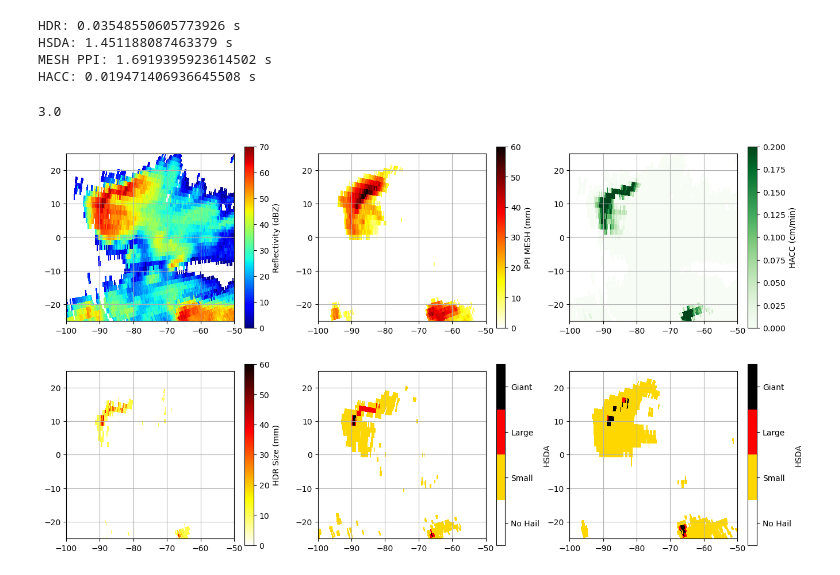
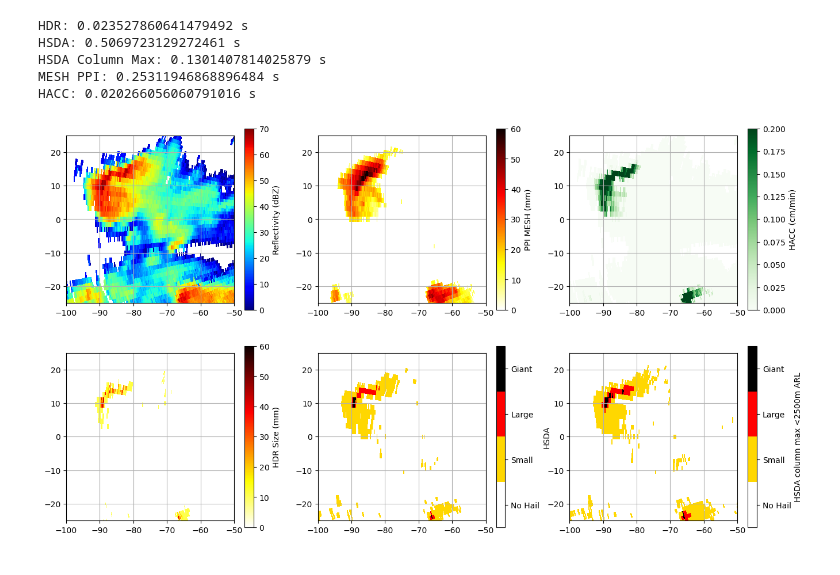
Before and after one commit to joshua-wx/pyhail, a Jupyter notebook: notebooks/testing_pyodim.ipynb, the cells around one changed output. Saved outputs shown, nothing was run; the diff lists cells and outputs as text; code cells hidden in the pictures.

Commit message:
added new functionality to calculate a column maximum in volumetric coordinates

```diff
--- a/notebooks/testing_pyodim.ipynb
+++ b/notebooks/testing_pyodim.ipynb
@@ -74,6 +63,10 @@ radar_datasets = hsda.pyodim(radar_datasets,
 print('HSDA:', time()-timer, 's')
 timer = time()
 
+hsda_column_max = find_column_maximum.pyodim(radar_datasets, 'hsda', column_altitude_maximum=2500)
+print('HSDA Column Max:', time()-timer, 's')
+timer = time()
+
 radar_datasets = mesh_ppi.pyodim(radar_datasets,
                                     'DBZH',
                                     [4000, 5500])
@@ -89,15 +82,11 @@ radar_datasets = hacc.pyodim(radar_datasets,
 print('HACC:', time()-timer, 's')
 timer = time()
 # %% [output]
-HDR: 0.03548550605773926 s
-HSDA: 1.451188087463379 s
-MESH PPI: 1.6919395923614502 s
-HACC: 0.019471406936645508 s
+HDR: 0.023527860641479492 s
+HSDA: 0.5069723129272461 s
+HSDA Column Max: 0.1301407814025879 s
+MESH PPI: 0.25311946868896484 s
+HACC: 0.020266056060791016 s
-# %%
-output = find_column_maximum.pyodim(radar_datasets, 'hsda', column_altitude_maximum=10000)
-print(np.nanmax(output))
-# %% [output]
-3.0
 # %%
 #plotting
 #get edge coords for plotting
@@ -120,34 +109,34 @@ hsda_cmap = colors.ListedColormap(hsda_colors)
 
 fig, axs = pl.subplots(nrows=2, ncols=3, figsize=(16, 9))
 axs = axs.flatten()
 
 im = axs[0].pcolormesh(x_coords, y_coords, radar_datasets[sweep0_idx]['DBZH'].values, cmap='jet', vmin=0, vmax=70)
 cbar = fig.colorbar(im, ax=axs[0], label='Reflectivity (dBZ)')
 
 im = axs[1].pcolormesh(x_coords, y_coords, radar_datasets[sweep0_idx]['mesh'].values, cmap='hot_r', vmin=0, vmax=60)
 cbar = fig.colorbar(im, ax=axs[1], label='PPI MESH (mm)')
 
 im = axs[2].pcolormesh(x_coords, y_coords, radar_datasets[sweep0_idx]['hacc'].values, cmap='Greens', vmin=0, vmax=0.2)
 cbar = fig.colorbar(im, ax=axs[2], label='HACC (cm/min)')
 
 im = axs[3].pcolormesh(x_coords, y_coords, radar_datasets[sweep0_idx]['hdr_size'].values, cmap='hot_r', vmin=0, vmax=60)
 cbar = fig.colorbar(im, ax=axs[3], label='HDR Size (mm)')
 
+
 im = axs[4].pcolormesh(x_coords, y_coords, radar_datasets[sweep0_idx]['hsda'].values, cmap=hsda_cmap, vmin=-0.5, vmax=3.5)
 cbar = fig.colorbar(im, ax=axs[4], label='HSDA')
 cbar.set_ticks([0, 1, 2, 3])
 cbar.set_ticklabels(["No Hail", "Small", "Large", "Giant"])
 
-im = axs[5].pcolormesh(x_coords, y_coords, output, cmap=hsda_cmap, vmin=-0.5, vmax=3.5)
-cbar = fig.colorbar(im, ax=axs[5], label='HSDA')
+im = axs[5].pcolormesh(x_coords, y_coords, hsda_column_max, cmap=hsda_cmap, vmin=-0.5, vmax=3.5)
+cbar = fig.colorbar(im, ax=axs[5], label='HSDA column max <2500m ARL')
 cbar.set_ticks([0, 1, 2, 3])
 cbar.set_ticklabels(["No Hail", "Small", "Large", "Giant"])
-
 
 for ax in axs:
     ax.set_xlim(x_lim)
     ax.set_ylim(y_lim)
     ax.grid()
     ax.set_aspect('equal', 'box')
 # %% [output]
-[figure, old version]
+[figure, new version]
```
Also changed, not shown: parts of 2 cells of this notebook, 3 other files.
